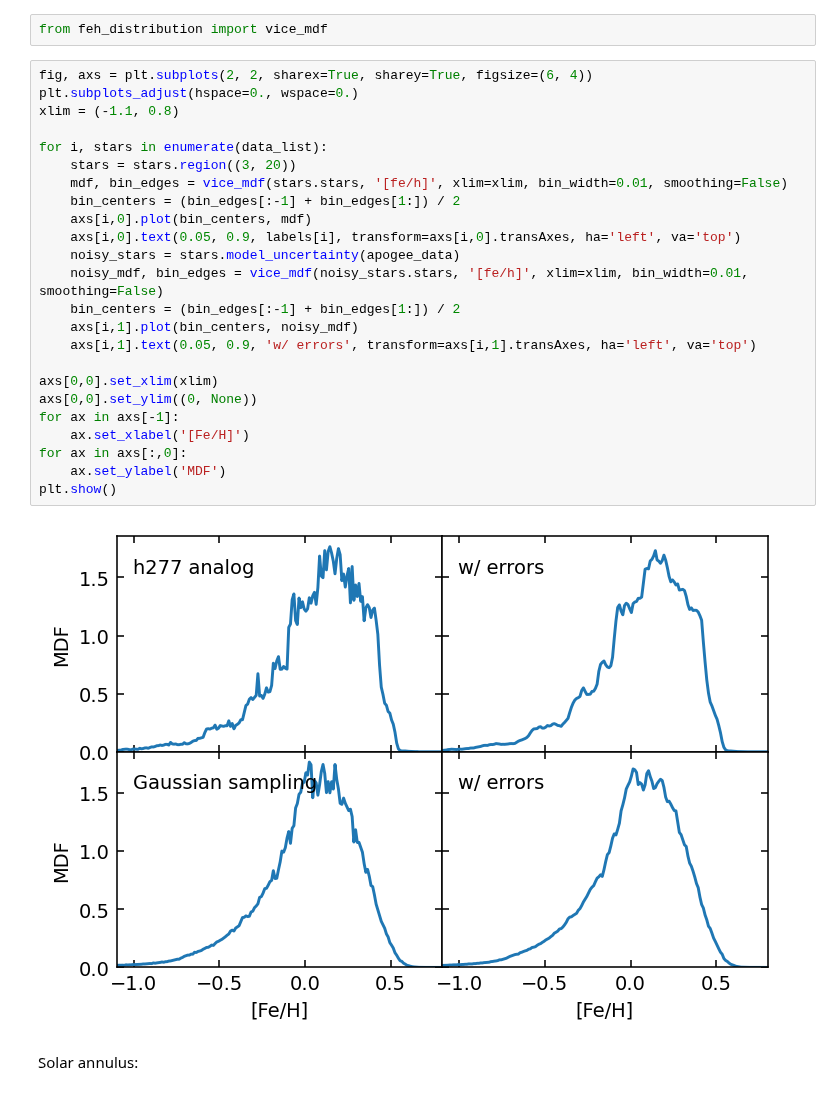
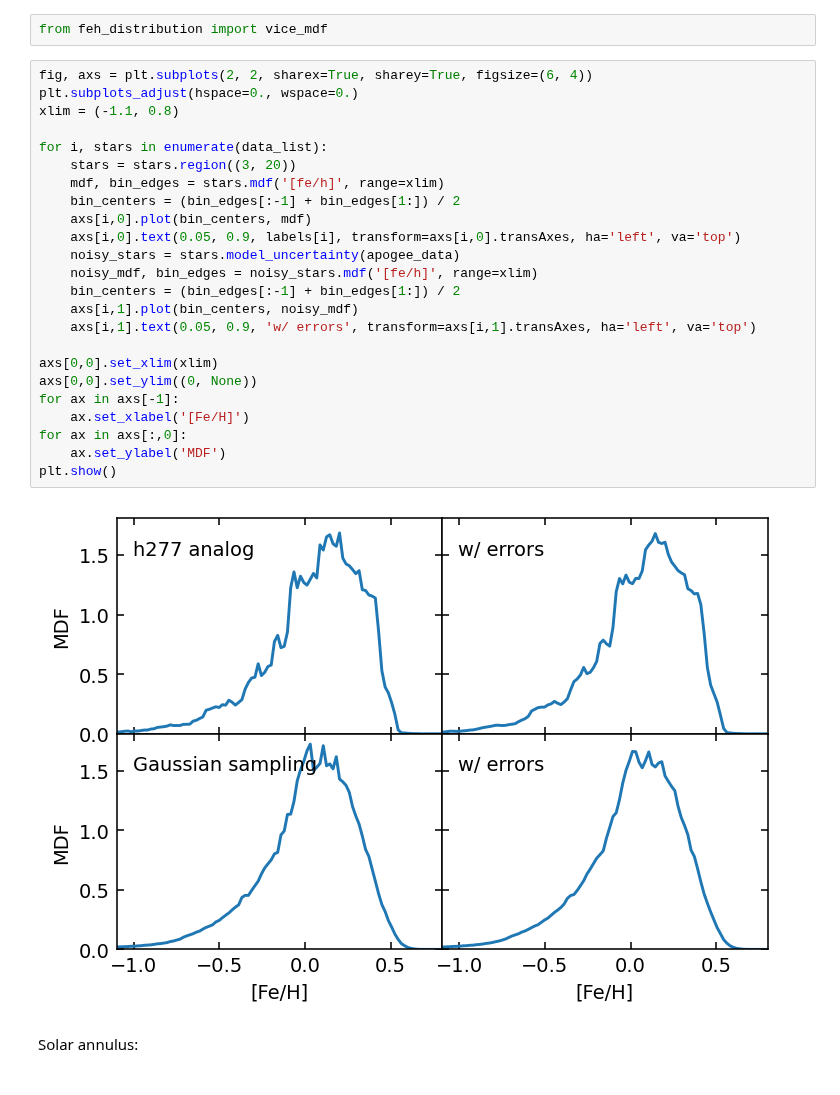
Before and after one commit to lodubay/galactic-dtd, a Jupyter notebook: notebooks/gaussian_migration_results.ipynb, the cells around one changed output. Drawn from its saved outputs; the diff is of its cells as text.

```diff
--- a/notebooks/gaussian_migration_results.ipynb
+++ b/notebooks/gaussian_migration_results.ipynb
@@ -233,29 +233,29 @@ from feh_distribution import vice_mdf
 # %%
 fig, axs = plt.subplots(2, 2, sharex=True, sharey=True, figsize=(6, 4))
 plt.subplots_adjust(hspace=0., wspace=0.)
 xlim = (-1.1, 0.8)
 
 for i, stars in enumerate(data_list):
     stars = stars.region((3, 20))
-    mdf, bin_edges = vice_mdf(stars.stars, '[fe/h]', xlim=xlim, bin_width=0.01, smoothing=False)
+    mdf, bin_edges = stars.mdf('[fe/h]', range=xlim)
     bin_centers = (bin_edges[:-1] + bin_edges[1:]) / 2
     axs[i,0].plot(bin_centers, mdf)
     axs[i,0].text(0.05, 0.9, labels[i], transform=axs[i,0].transAxes, ha='left', va='top')
     noisy_stars = stars.model_uncertainty(apogee_data)
-    noisy_mdf, bin_edges = vice_mdf(noisy_stars.stars, '[fe/h]', xlim=xlim, bin_width=0.01, smoothing=False)
+    noisy_mdf, bin_edges = noisy_stars.mdf('[fe/h]', range=xlim)
     bin_centers = (bin_edges[:-1] + bin_edges[1:]) / 2
     axs[i,1].plot(bin_centers, noisy_mdf)
     axs[i,1].text(0.05, 0.9, 'w/ errors', transform=axs[i,1].transAxes, ha='left', va='top')
 
 axs[0,0].set_xlim(xlim)
 axs[0,0].set_ylim((0, None))
 for ax in axs[-1]:
     ax.set_xlabel('[Fe/H]')
 for ax in axs[:,0]:
     ax.set_ylabel('MDF')
 plt.show()
 # %% [output]
-[figure, old version]
+[figure, new version]
 # %% [markdown]
 Solar annulus:
 # %%
```
Also changed, not shown: parts of 7 cells of this notebook, 1 other file.
